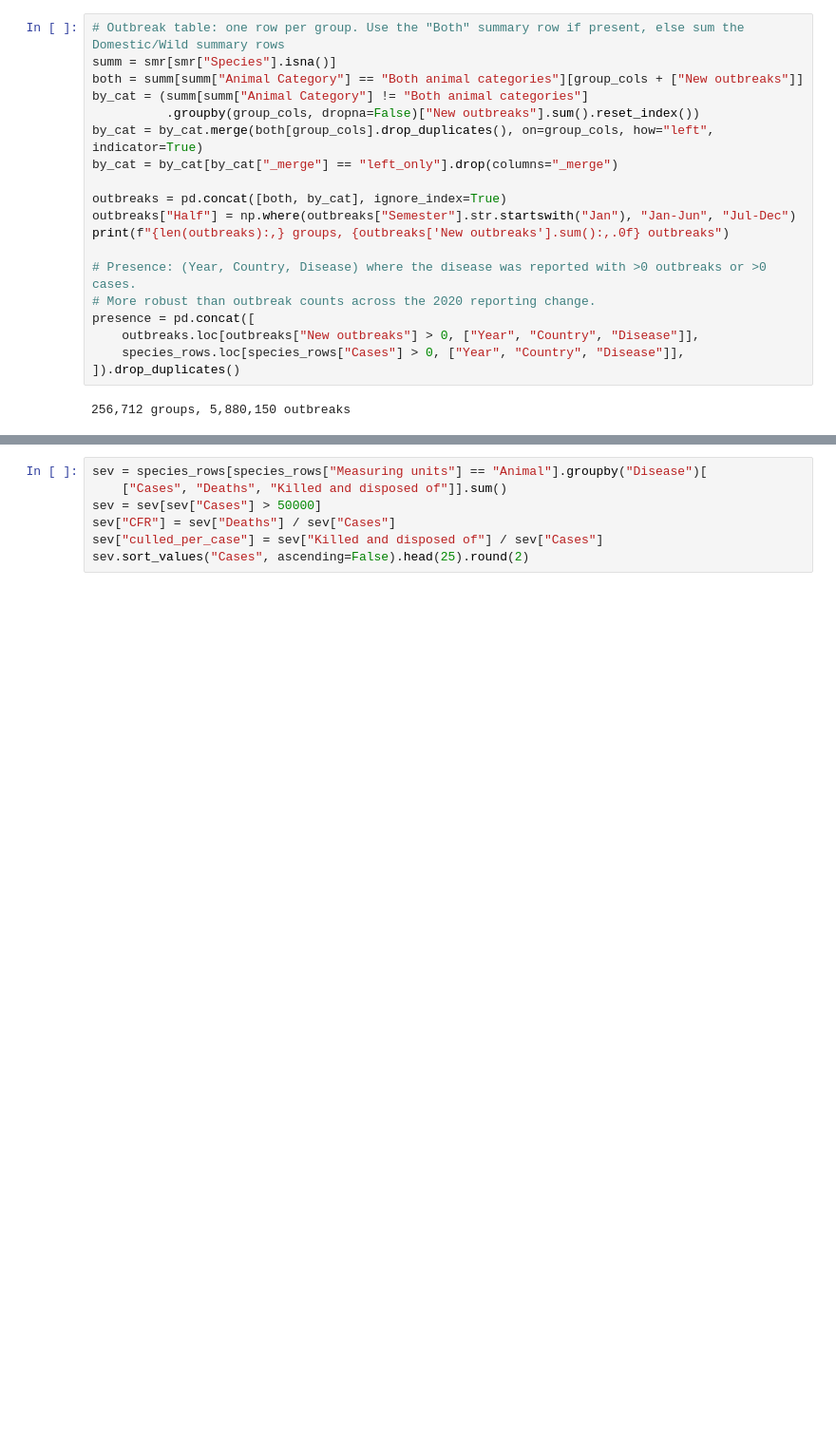
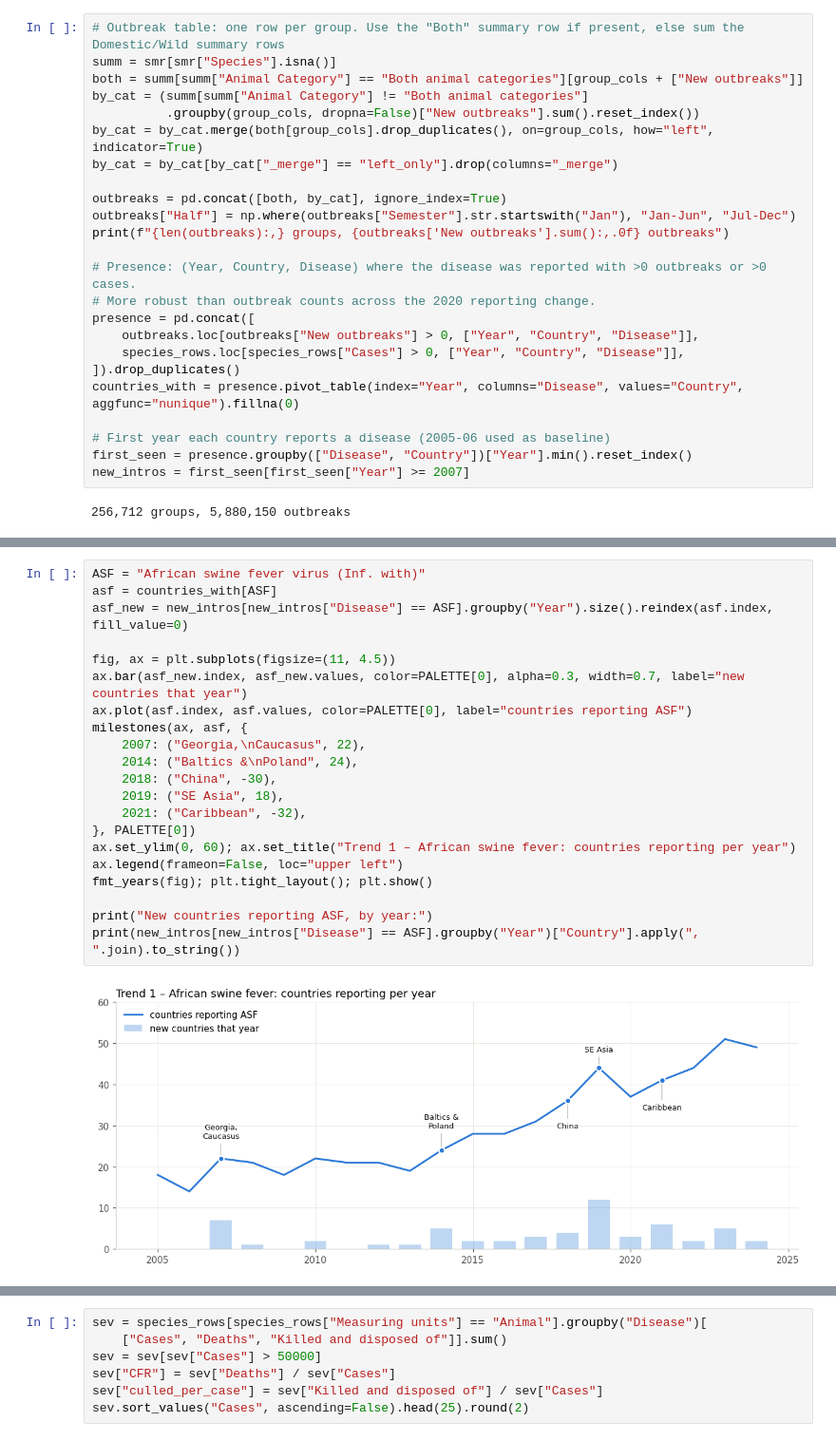
Before and after one commit to gab4i3l/WAHIS-datathon, a Jupyter notebook: script.ipynb, the cells around one changed output, grey strips where cells are left out. Shown at 95% size. Drawn from its saved outputs; the diff is of its cells as text; blank space fills up the shorter version.

```diff
--- a/script.ipynb
+++ b/script.ipynb
@@ -133,5 +168,10 @@ presence = pd.concat([
     outbreaks.loc[outbreaks["New outbreaks"] > 0, ["Year", "Country", "Disease"]],
     species_rows.loc[species_rows["Cases"] > 0, ["Year", "Country", "Disease"]],
 ]).drop_duplicates()
+countries_with = presence.pivot_table(index="Year", columns="Disease", values="Country", aggfunc="nunique").fillna(0)
+
+# First year each country reports a disease (2005-06 used as baseline)
+first_seen = presence.groupby(["Disease", "Country"])["Year"].min().reset_index()
+new_intros = first_seen[first_seen["Year"] >= 2007]
 # %% [output]
 256,712 groups, 5,880,150 outbreaks
@@ -267,0 +222,23 @@ plt.tight_layout(); plt.show()
+# %%
+ASF = "African swine fever virus (Inf. with)"
+asf = countries_with[ASF]
+asf_new = new_intros[new_intros["Disease"] == ASF].groupby("Year").size().reindex(asf.index, fill_value=0)
+
+fig, ax = plt.subplots(figsize=(11, 4.5))
+ax.bar(asf_new.index, asf_new.values, color=PALETTE[0], alpha=0.3, width=0.7, label="new countries that year")
+ax.plot(asf.index, asf.values, color=PALETTE[0], label="countries reporting ASF")
+milestones(ax, asf, {
+    2007: ("Georgia,\nCaucasus", 22),
+    2014: ("Baltics &\nPoland", 24),
+    2018: ("China", -30),
+    2019: ("SE Asia", 18),
+    2021: ("Caribbean", -32),
+}, PALETTE[0])
+ax.set_ylim(0, 60); ax.set_title("Trend 1 – African swine fever: countries reporting per year")
+ax.legend(frameon=False, loc="upper left")
+fmt_years(fig); plt.tight_layout(); plt.show()
+
+print("New countries reporting ASF, by year:")
+print(new_intros[new_intros["Disease"] == ASF].groupby("Year")["Country"].apply(", ".join).to_string())
+# %% [output]
+[figure, added]
```
Also changed, not shown: parts of 29 cells of this notebook, 1 other file.
